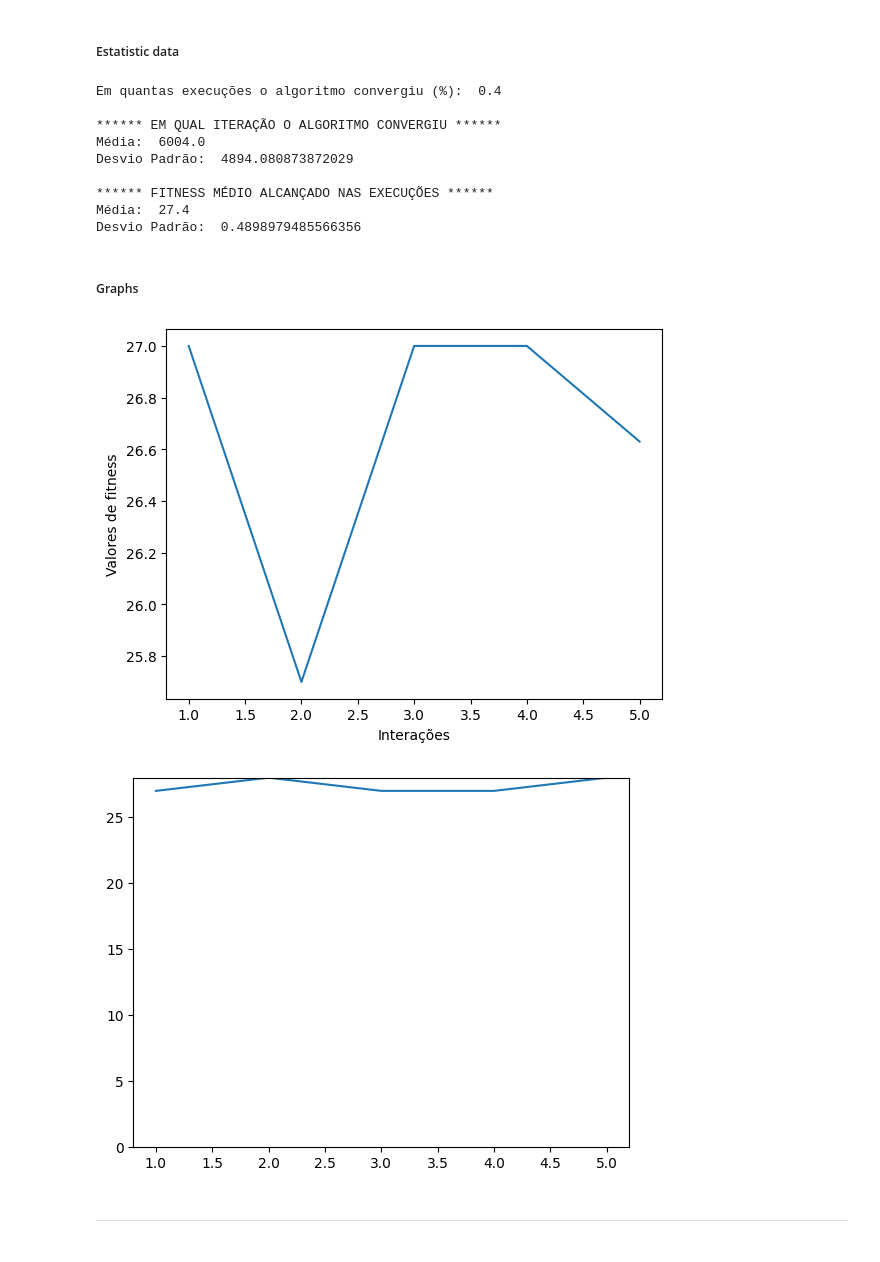
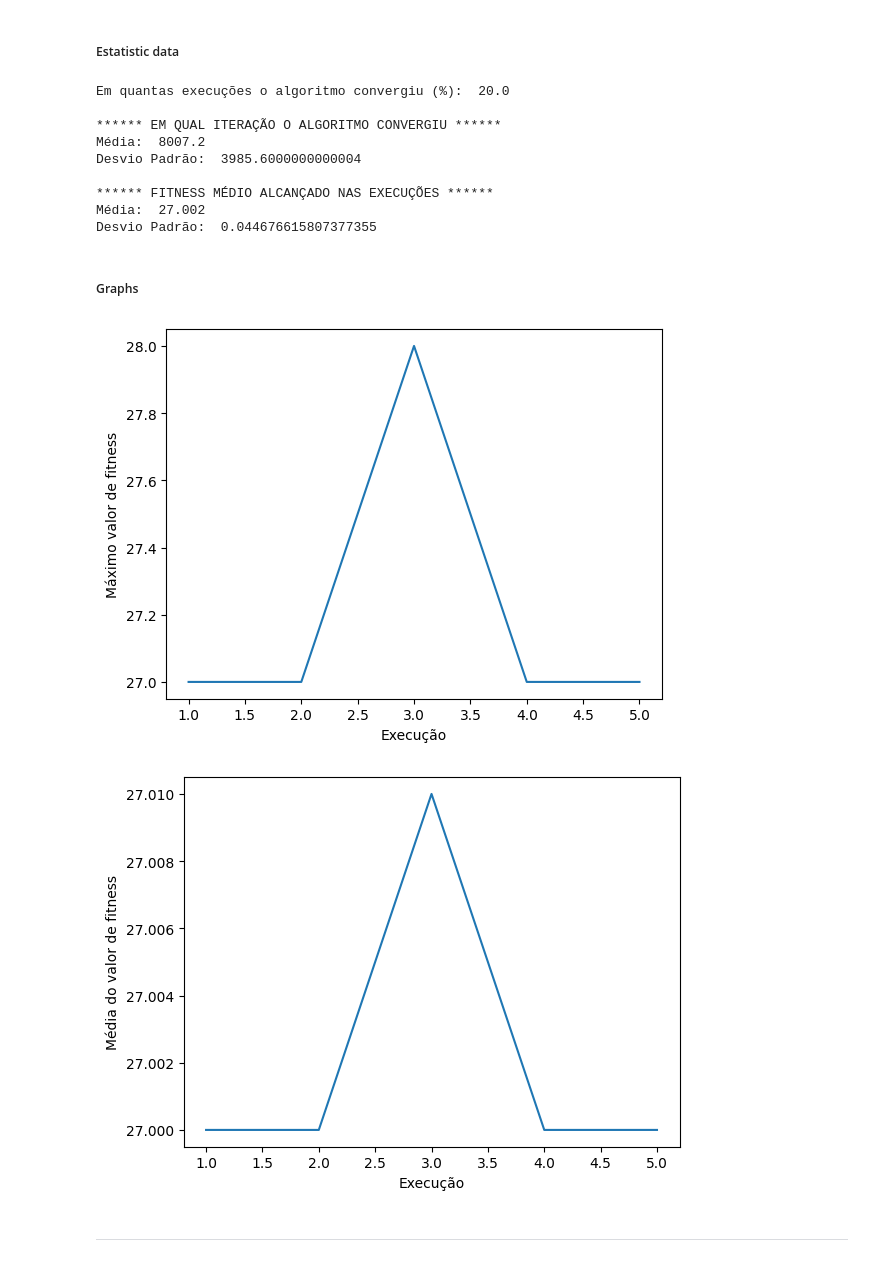
Before and after one commit to CaiolBarreto/8-queens-algorithm, a Jupyter notebook: notebook.ipynb, the cells around one changed output. Cells and saved outputs as stored; diff of their text form; code cells hidden in the pictures.

```diff
--- a/notebook.ipynb
+++ b/notebook.ipynb
@@ -13,9 +13,10 @@ NUMBER_OF_EXECUTIONS = 5
 # %% [markdown]
 ##### Code
 # %%
-best_generations_fitness_array = []
-fitness_results = []
+mean_generations_fitness_array = []
+best_fitness_results = []
 iterations = []
+all_fitness = []
 converged_results = 0
 
 algorithm = Main(
@@ -33,8 +34,9 @@ for i in range(NUMBER_OF_EXECUTIONS):
     print(f"Número de indivíduos que convergiram: ", pop_converged)
     print(f"Fitness médio da população: ", generation_fitness_mean)
     iterations.append(iteration)
-    fitness_results.append(best_dna_fitness)
-    best_generations_fitness_array.append(generation_fitness_mean)
+    best_fitness_results.append(best_dna_fitness)
+    all_fitness.extend(fitness_of_dna)
+    mean_generations_fitness_array.append(generation_fitness_mean)
     converged_results += result_converged
 # %% [output]
 === Generation 10 ===
@@ -58,48 +59,51 @@ KeyboardInterrupt:
 # %% [markdown]
 ##### Estatistic data
 # %%
-print("Em quantas execuções o algoritmo convergiu (%): ", converged_results / NUMBER_OF_EXECUTIONS)
+print("Em quantas execuções o algoritmo convergiu (%): ", (converged_results / NUMBER_OF_EXECUTIONS) * 100)
 print("\n****** EM QUAL ITERAÇÃO O ALGORITMO CONVERGIU ******")
 print("Média: ", numpy.mean(iterations))
 print("Desvio Padrão: ", numpy.std(iterations))
 print("\n****** FITNESS MÉDIO ALCANÇADO NAS EXECUÇÕES ******")
-print("Média: ", numpy.mean(fitness_results))
-print("Desvio Padrão: ", numpy.std(fitness_results))
+print("Média: ", numpy.mean(all_fitness))
+print("Desvio Padrão: ", numpy.std(all_fitness))
 # %% [output]
-Em quantas execuções o algoritmo convergiu (%):  0.4
+Em quantas execuções o algoritmo convergiu (%):  20.0
 
 ****** EM QUAL ITERAÇÃO O ALGORITMO CONVERGIU ******
-Média:  6004.0
-Desvio Padrão:  4894.080873872029
+Média:  8007.2
+Desvio Padrão:  3985.6000000000004
 
 ****** FITNESS MÉDIO ALCANÇADO NAS EXECUÇÕES ******
-Média:  27.4
-Desvio Padrão:  0.4898979485566356
+Média:  27.002
+Desvio Padrão:  0.044676615807377355
 # %% [markdown]
 ##### Graphs
 # %%
-fitness_graph = best_generations_fitness_array
+fitness_graph = best_fitness_results
 
 axis_value = [num for num in range(1, NUMBER_OF_EXECUTIONS + 1)]
 
 plt.plot(axis_value, fitness_graph)
 
-plt.xlabel('Interações')
-plt.ylabel('Valores de fitness')
+plt.xlabel('Execução')
+plt.ylabel('Máximo valor de fitness')
 
 plt.show()
 # %% [output]
-[figure, old version]
+[figure, new version]
 # %%
-best_dna_graph = fitness_results
+best_dna_graph = mean_generations_fitness_array
 
 axis_value = [num for num in range(1, NUMBER_OF_EXECUTIONS + 1)]
 
 plt.plot(axis_value, best_dna_graph)
 
+plt.xlabel('Execução')
+plt.ylabel('Média do valor de fitness')
+
 plt.show()
 # %% [output]
-[figure, old version]
+[figure, new version]
 # %% [markdown]
 ***
 # %% [markdown]
```
Also changed, not shown: parts of 5 cells of this notebook.
